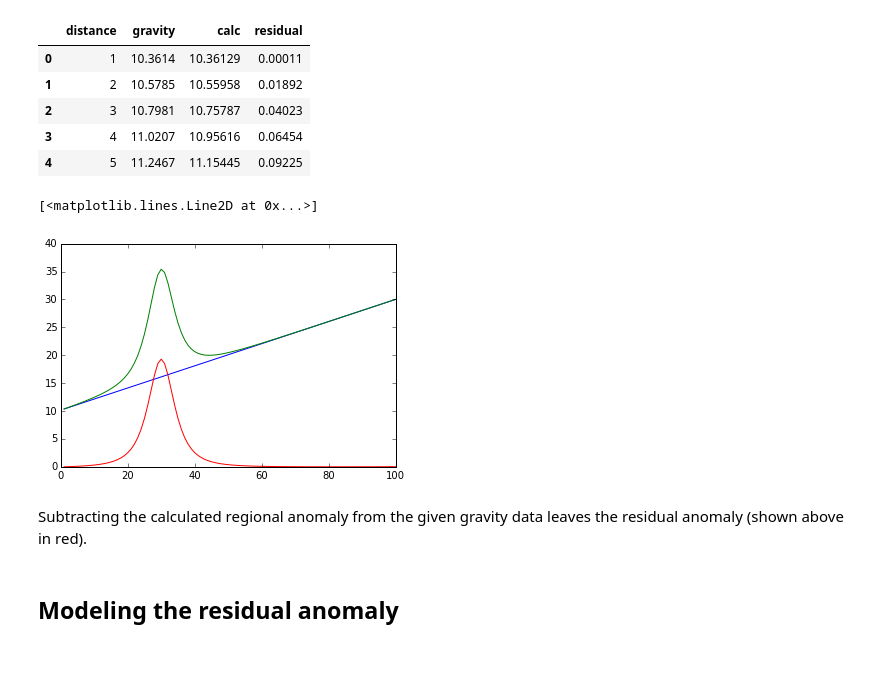
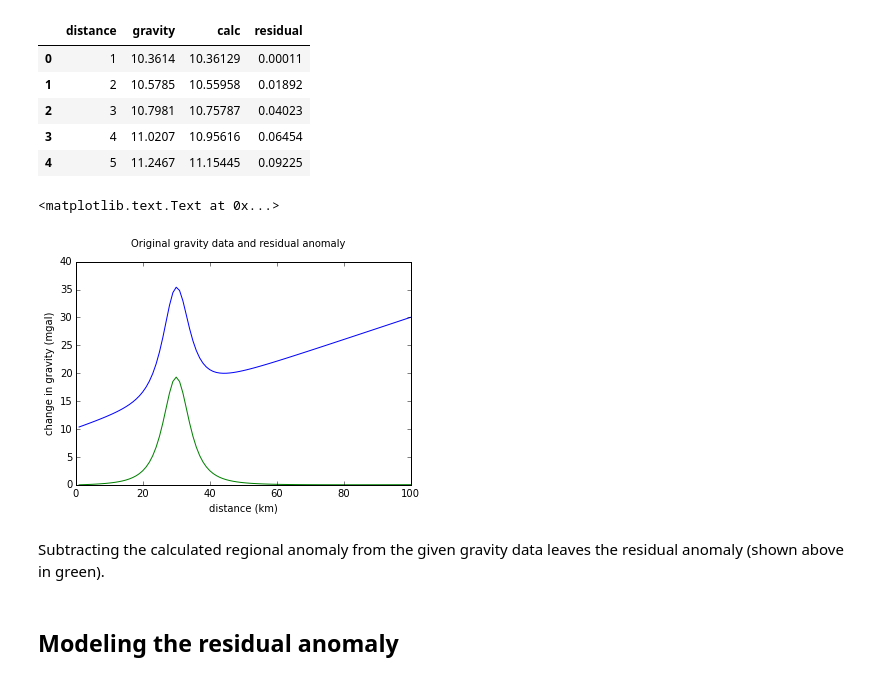
Before and after one commit to CERI-7211-8211-GlobalGeophysics/homework1-setting-up-a-version-controlled-repository-elizabethgilmour, a Jupyter notebook: Geophysics Homework 1 - Gilmour.ipynb, the cells around one changed output. Cells and saved outputs as stored; diff of their text form; code cells hidden in the pictures.

```diff
--- a/Geophysics Homework 1 - Gilmour.ipynb
+++ b/Geophysics Homework 1 - Gilmour.ipynb
@@ -57,14 +62,16 @@ data.head()
 | 4 | 5 | 11.2467 | 11.15445 | 0.09225 |
 # %%
 data
-plt.plot(data['distance'], data['calc'])
 plt.plot(data['distance'], data['gravity'])
 plt.plot(data['distance'], data['residual'])
+plt.xlabel('distance (km)')
+plt.ylabel('change in gravity (mgal)')
+plt.suptitle('Original gravity data and residual anomaly')
 # %% [output]
-[<matplotlib.lines.Line2D at 0x...>]
+<matplotlib.text.Text at 0x...>
-[figure, old version]
+[figure, new version]
 # %% [markdown]
-Subtracting the calculated regional anomaly from the given gravity data leaves the residual anomaly (shown above in red).
+Subtracting the calculated regional anomaly from the given gravity data leaves the residual anomaly (shown above in green).
 # %% [markdown]
 ## Modeling the residual anomaly
 # %% [markdown]
```
Also changed, not shown: parts of 9 cells of this notebook.
